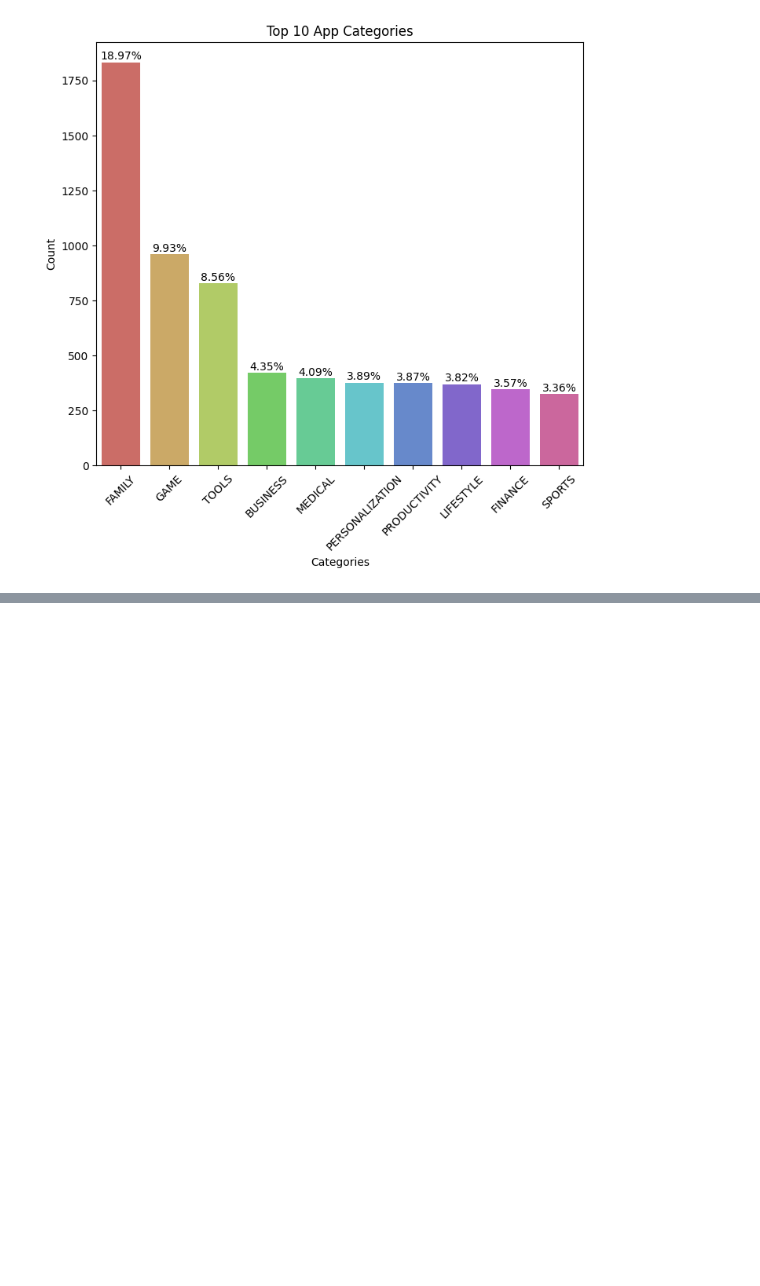
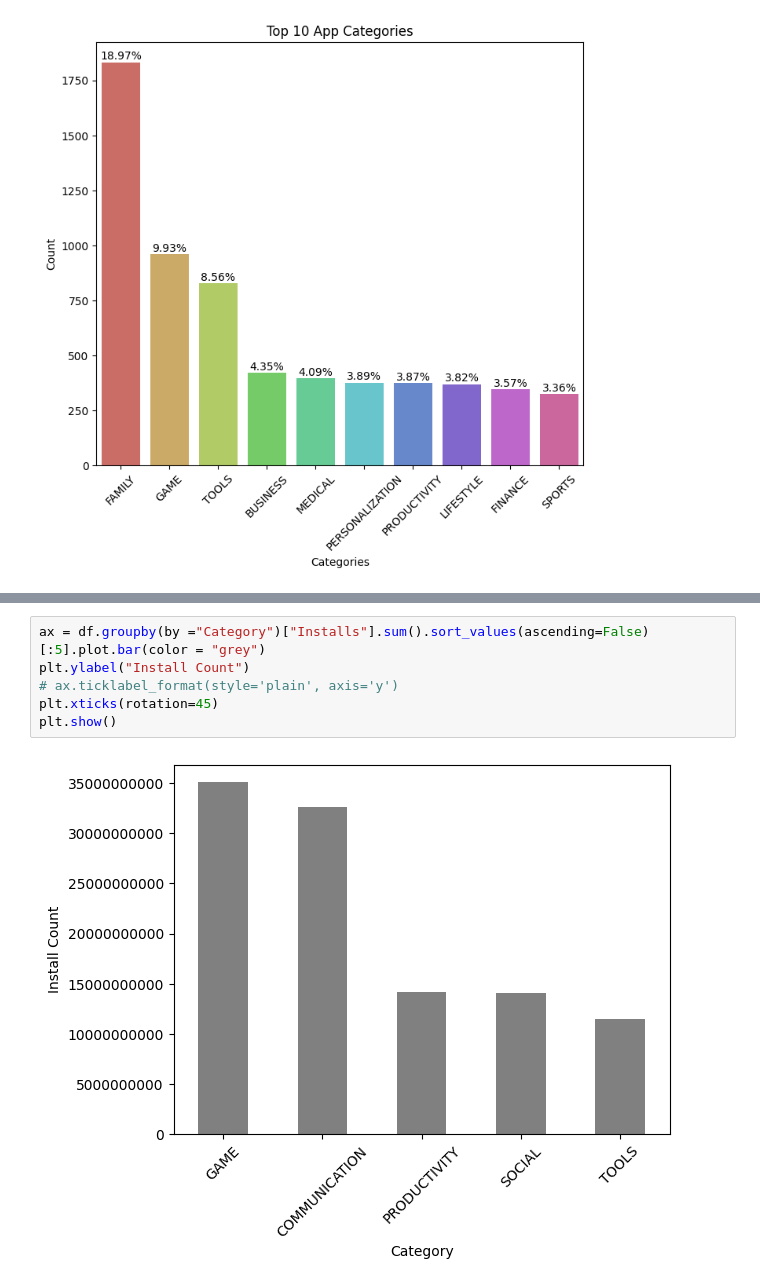
Before and after one commit to CodeLoopdroid/AI_ML_Bootcamp, a Jupyter notebook: Feature_Engineering/EDA&FE_Playstore.ipynb, the cells around one changed output, grey strips where cells are left out. Cells and saved outputs as stored; diff of their text form; blank space fills up the shorter version.

```diff
--- a/Feature_Engineering/EDA&FE_Playstore.ipynb
+++ b/Feature_Engineering/EDA&FE_Playstore.ipynb
@@ -137,0 +147,8 @@ plt.show()
+# %%
+ax = df.groupby(by ="Category")["Installs"].sum().sort_values(ascending=False)[:5].plot.bar(color = "grey")
+plt.ylabel("Install Count")
+# ax.ticklabel_format(style='plain', axis='y')
+plt.xticks(rotation=45)
+plt.show()
+# %% [output]
+[figure, added]
```
Also changed, not shown: parts of 1 cell of this notebook.
